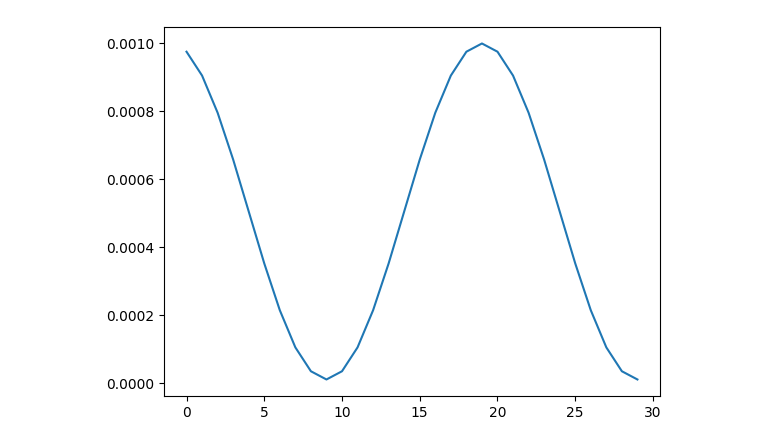
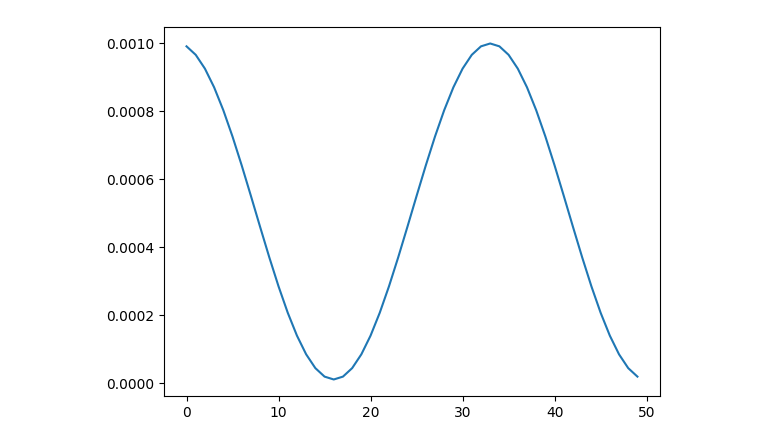
Before and after one commit to boostcampaitech5/level2_cv_datacentric-cv-01, a Jupyter notebook: input/code/test.ipynb, the cells around one changed output. Saved outputs shown, nothing was run; the diff lists cells and outputs as text; code cells hidden in the pictures.

```diff
--- a/input/code/test.ipynb
+++ b/input/code/test.ipynb
@@ -9,10 +13,12 @@ model = EAST()
 model.to("cuda" if cuda.is_available() else "cpu")
 optimizer = torch.optim.Adam(model.parameters(), lr=1e-3)
 
+max_epoch = 50
+
 # Step LR의 학습률을 2번 하락으로 변경
 scheduler_params = {
     "optimizer": optimizer,
-    "T_max": 10,
+    "T_max": max_epoch//3 + (1 if max_epoch%3 else 0),
     "eta_min": 0.00001,
     "verbose": False,
 }
@@ -22,10 +28,15 @@ scheduler = CustomScheduler(
 )
 # %%
 lrs = []
-for epoch in range(30):
+for epoch in range(max_epoch):
     for i in range(13):
         optimizer.zero_grad()
         optimizer.step()
     scheduler.step()
     current_lr = optimizer.param_groups[0]["lr"]
     lrs.append(current_lr)
+fig, ax = plt.subplots()
+ax.plot(lrs)
+plt.show()
+# %% [output]
+[figure, added]
@@ -34,6 +42,0 @@ import matplotlib.pyplot as plt
-# %%
-fig, ax = plt.subplots()
-ax.plot(lrs)
-plt.show()
-# %% [output]
-[figure, removed]
```
Also changed, not shown: parts of 7 cells of this notebook, 7 other files.
